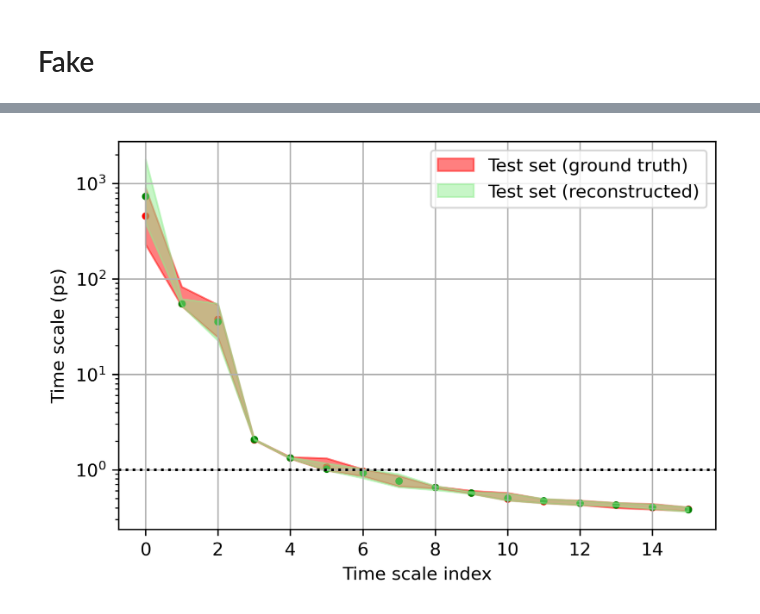
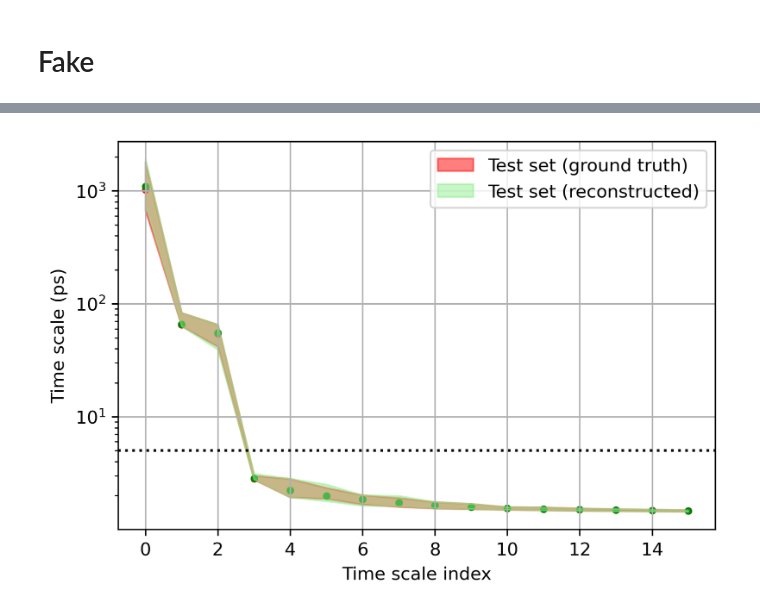
Before and after one commit to KirillShmilovich/temporally_coherent_c2f, a Jupyter notebook: ADP_testset_kinetics.ipynb, the cells around one changed output, grey strips where cells are left out. Drawn from its saved outputs; the diff is of its cells as text; code cells hidden in the pictures.

```diff
--- a/ADP_testset_kinetics.ipynb
+++ b/ADP_testset_kinetics.ipynb
@@ -25,7 +28,7 @@ real_top_fname = 'ADP_testset/AA.pdb'
 pdb = real_top_fname
 files = real_trj_fname
 num_timescales=16
-lagtime = 1
+lagtime = 5
 # %%
 feat = pyemma.coordinates.featurizer(pdb)
 feat.add_backbone_torsions(periodic=False)
@@ -251,35 +312,35 @@ m = real_sample_mean
 r =  real_sample_conf_r
 l =  real_sample_conf_l
 
 x = range(len(m))
 y = m
 y_h = r
 y_l = l
 #plt.plot(x, y, linestyle='--', color='r')
 plt.scatter(x, y, s=10, color='r')
 plt.fill_between(x, y_h, y_l, alpha=0.5, color='red', label='Test set (ground truth)')
 plt.yscale('log')
 
 m = fake_sample_mean
 r =  fake_sample_conf_r
 l =  fake_sample_conf_l
 
 x = range(len(m))
 y = m
 y_h = r
 y_l = l
 #plt.plot(x, y, linestyle='--', color='g')
 plt.scatter(x, y, s=10, color='g')
 plt.fill_between(x, y_h, y_l, alpha=0.5, color='lightgreen', label='Test set (reconstructed)')
 plt.yscale('log')
 
-plt.axhline(1, linestyle=':', c='k')
+plt.axhline(lagtime, linestyle=':', c='k')
 plt.legend()
 plt.xlabel('Time scale index')
 plt.ylabel('Time scale (ps)')
 plt.show()
 # %% [output]
-[figure, old version]
+[figure, new version]
 # %%
 cosine_sims = list()
 for i in range(1, num_timescales + 1):
```
Also changed, not shown: parts of 19 cells of this notebook, 15 other files.
